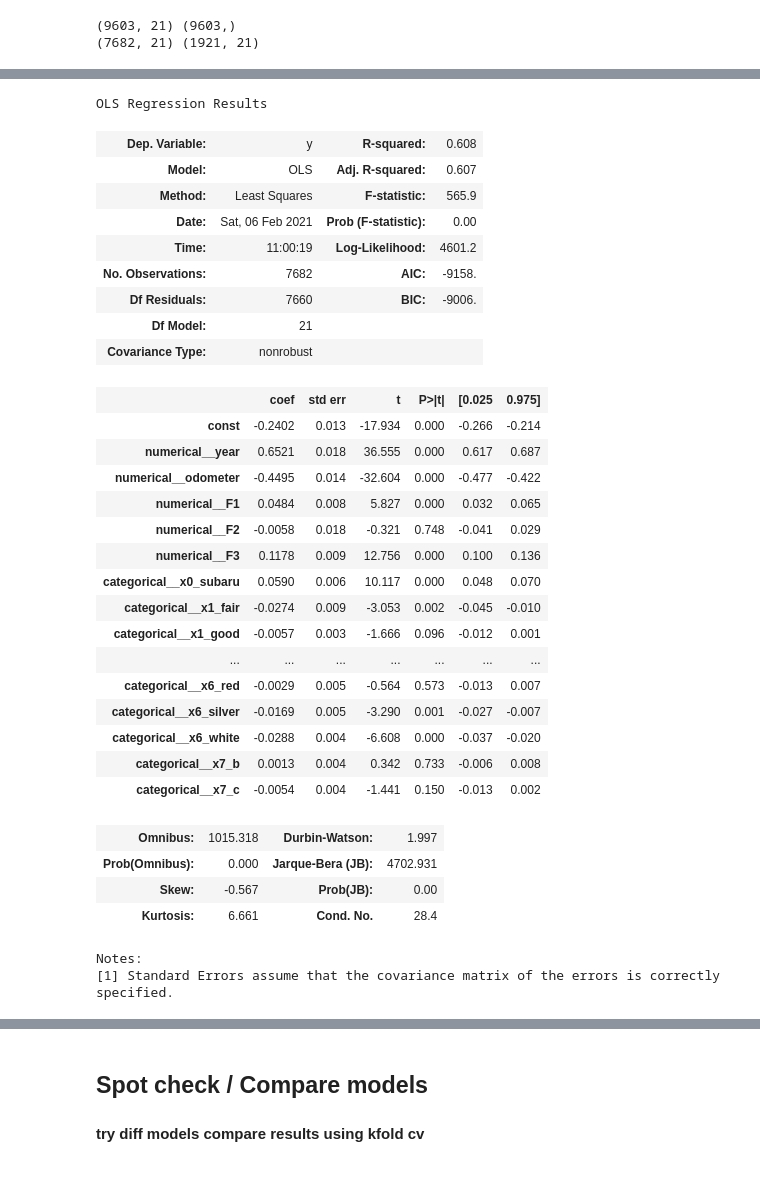
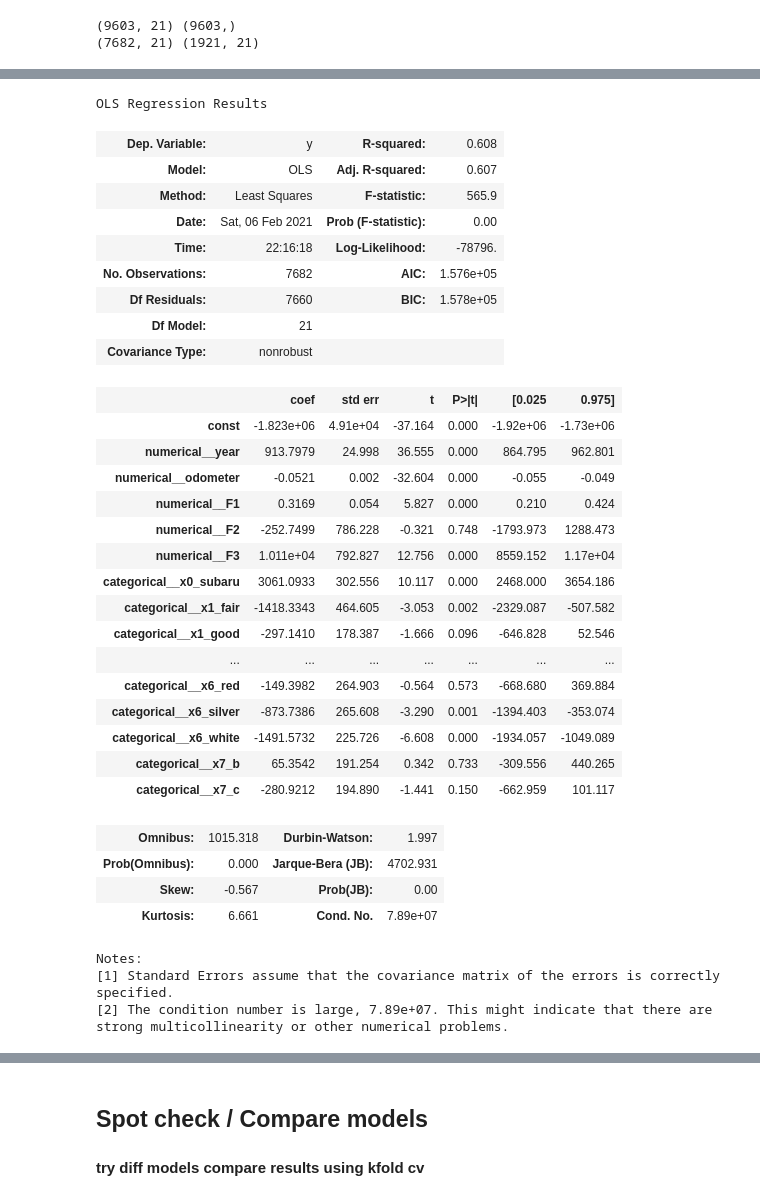
Before and after one commit to EricaXia/spr_2021, a Jupyter notebook: dsci552/problem_sets/ps_1.ipynb, the cells around one changed output, grey strips where cells are left out. Saved outputs shown, nothing was run; the diff lists cells and outputs as text; code cells hidden in the pictures.

```diff
--- a/dsci552/problem_sets/ps_1.ipynb
+++ b/dsci552/problem_sets/ps_1.ipynb
@@ -229 +187,4 @@ Hint: In the most typical approach, you need to build three datasets: **a traini
 ## Transformation Pipeline
+# %%
+df3 = df2.drop(['price'],axis=1)
+df3.head()
@@ -230,18 +198,21 @@ Hint: In the most typical approach, you need to build three datasets: **a traini
 # %%
+"""
+    Do Model WITHOUT scaling
+    to get coeff and p-values from sm
+"""
 ## TRANSFORM STEP (After outlier removal)
 ## Transforms the dataset to prep for model
 num_pipeline = Pipeline([
-    ('imputer', SimpleImputer(strategy='median')),
-    ('minmaxscaler', MinMaxScaler())
+    ('imputer', SimpleImputer(strategy='median'))
 ])
 
+## drop first dummy vars for Lin Reg
 full_pipeline = ColumnTransformer([
-    ("numerical", num_pipeline, num_cols),
-    # ("categorical", OneHotEncoder(), cat_cols)
+    ("numerical", num_pipeline, num_cols_no_price),
     ("categorical", OneHotEncoder(drop='first'), cat_cols)
-
 ])
 
-arr_cleaned = full_pipeline.fit_transform(df2)
-print(arr_cleaned.shape)## After outlier removal
+arr = full_pipeline.fit_transform(df3)  ### dropped dummy vars
+print(arr.shape) # After outlier removal
+feature_names = get_feature_names(full_pipeline)
 # %% [output]
@@ -265,7 +228,7 @@ print(sorted(vifs)[::-1])
 # %%
 ## Split in train/test/valid
-X = arr_cleaned[:,1:]
-y = arr_cleaned[:,0]  ## price variable
+X = arr
+y = df2['price'].to_numpy()  ## target var is UNSCALED
 print(X.shape, y.shape)
 X_train, X_test, y_train, y_test = train_test_split(X, y, test_size=0.2, random_state=2021)
 print(X_train.shape, X_test.shape)
@@ -277,8 +237,0 @@ print(X_train.shape, X_test.shape)
-# %%
-# ## Linear Reg Model - TEST (use sklearn)
-lin_reg = LinearRegression()
-lin_reg.fit(X_train, y_train)
-y_pred = lin_reg.predict(X_test)
-print('Coefficients: \n', lin_reg.coef_)
-print(f'Mean squared error: {mean_squared_error(y_test, y_pred)}')
-print(f'Coefficient of determination R^2: {r2_score(y_test, y_pred)}')
@@ -304,41 +238,46 @@ X_train_df.head()
 # %%
-## Linear Reg Model - TEST (use sm)
+## OLS Linear Reg Model - using sm
+## with UNSCALED data and dropped dummy vars
+X_train_df = pd.DataFrame(X_train, columns=feature_names)
+# X_train_df.head()
 X0_train = sm.add_constant(X_train_df)
 model = sm.OLS(y_train, X0_train).fit()
 model.summary()
 # %% [output]
 OLS Regression Results
 | Dep. Variable: | y | R-squared: | 0.608 |
 | Model: | OLS | Adj. R-squared: | 0.607 |
 | Method: | Least Squares | F-statistic: | 565.9 |
 | Date: | Sat, 06 Feb 2021 | Prob (F-statistic): | 0.00 |
-| Time: | 11:00:19 | Log-Likelihood: | 4601.2 |
-| No. Observations: | 7682 | AIC: | -9158. |
-| Df Residuals: | 7660 | BIC: | -9006. |
+| Time: | 22:16:18 | Log-Likelihood: | -78796. |
+| No. Observations: | 7682 | AIC: | 1.576e+05 |
+| Df Residuals: | 7660 | BIC: | 1.578e+05 |
 | Df Model: | 21 |  |  |
 | Covariance Type: | nonrobust |  |  |
 |  | coef | std err | t | P>|t| | [0.025 | 0.975] |
-| const | -0.2402 | 0.013 | -17.934 | 0.000 | -0.266 | -0.214 |
-| numerical__year | 0.6521 | 0.018 | 36.555 | 0.000 | 0.617 | 0.687 |
-| numerical__odometer | -0.4495 | 0.014 | -32.604 | 0.000 | -0.477 | -0.422 |
-| numerical__F1 | 0.0484 | 0.008 | 5.827 | 0.000 | 0.032 | 0.065 |
-| numerical__F2 | -0.0058 | 0.018 | -0.321 | 0.748 | -0.041 | 0.029 |
-| numerical__F3 | 0.1178 | 0.009 | 12.756 | 0.000 | 0.100 | 0.136 |
-| categorical__x0_subaru | 0.0590 | 0.006 | 10.117 | 0.000 | 0.048 | 0.070 |
-| categorical__x1_fair | -0.0274 | 0.009 | -3.053 | 0.002 | -0.045 | -0.010 |
-| categorical__x1_good | -0.0057 | 0.003 | -1.666 | 0.096 | -0.012 | 0.001 |
+| const | -1.823e+06 | 4.91e+04 | -37.164 | 0.000 | -1.92e+06 | -1.73e+06 |
+| numerical__year | 913.7979 | 24.998 | 36.555 | 0.000 | 864.795 | 962.801 |
+| numerical__odometer | -0.0521 | 0.002 | -32.604 | 0.000 | -0.055 | -0.049 |
+| numerical__F1 | 0.3169 | 0.054 | 5.827 | 0.000 | 0.210 | 0.424 |
+| numerical__F2 | -252.7499 | 786.228 | -0.321 | 0.748 | -1793.973 | 1288.473 |
+| numerical__F3 | 1.011e+04 | 792.827 | 12.756 | 0.000 | 8559.152 | 1.17e+04 |
+| categorical__x0_subaru | 3061.0933 | 302.556 | 10.117 | 0.000 | 2468.000 | 3654.186 |
+| categorical__x1_fair | -1418.3343 | 464.605 | -3.053 | 0.002 | -2329.087 | -507.582 |
+| categorical__x1_good | -297.1410 | 178.387 | -1.666 | 0.096 | -646.828 | 52.546 |
 | ... | ... | ... | ... | ... | ... | ... |
-| categorical__x6_red | -0.0029 | 0.005 | -0.564 | 0.573 | -0.013 | 0.007 |
-| categorical__x6_silver | -0.0169 | 0.005 | -3.290 | 0.001 | -0.027 | -0.007 |
-| categorical__x6_white | -0.0288 | 0.004 | -6.608 | 0.000 | -0.037 | -0.020 |
-| categorical__x7_b | 0.0013 | 0.004 | 0.342 | 0.733 | -0.006 | 0.008 |
-| categorical__x7_c | -0.0054 | 0.004 | -1.441 | 0.150 | -0.013 | 0.002 |
+| categorical__x6_red | -149.3982 | 264.903 | -0.564 | 0.573 | -668.680 | 369.884 |
+| categorical__x6_silver | -873.7386 | 265.608 | -3.290 | 0.001 | -1394.403 | -353.074 |
+| categorical__x6_white | -1491.5732 | 225.726 | -6.608 | 0.000 | -1934.057 | -1049.089 |
+| categorical__x7_b | 65.3542 | 191.254 | 0.342 | 0.733 | -309.556 | 440.265 |
+| categorical__x7_c | -280.9212 | 194.890 | -1.441 | 0.150 | -662.959 | 101.117 |
 | Omnibus: | 1015.318 | Durbin-Watson: | 1.997 |
 | Prob(Omnibus): | 0.000 | Jarque-Bera (JB): | 4702.931 |
 | Skew: | -0.567 | Prob(JB): | 0.00 |
-| Kurtosis: | 6.661 | Cond. No. | 28.4 |
+| Kurtosis: | 6.661 | Cond. No. | 7.89e+07 |
 Notes:
 [1] Standard Errors assume that the covariance matrix of the errors is correctly specified.
+[2] The condition number is large, 7.89e+07. This might indicate that there are
+strong multicollinearity or other numerical problems.
 # %%
 params = model.params
 params.sort_values(ascending=False)
```
Also changed, not shown: parts of 49 cells of this notebook, 5 other files.
